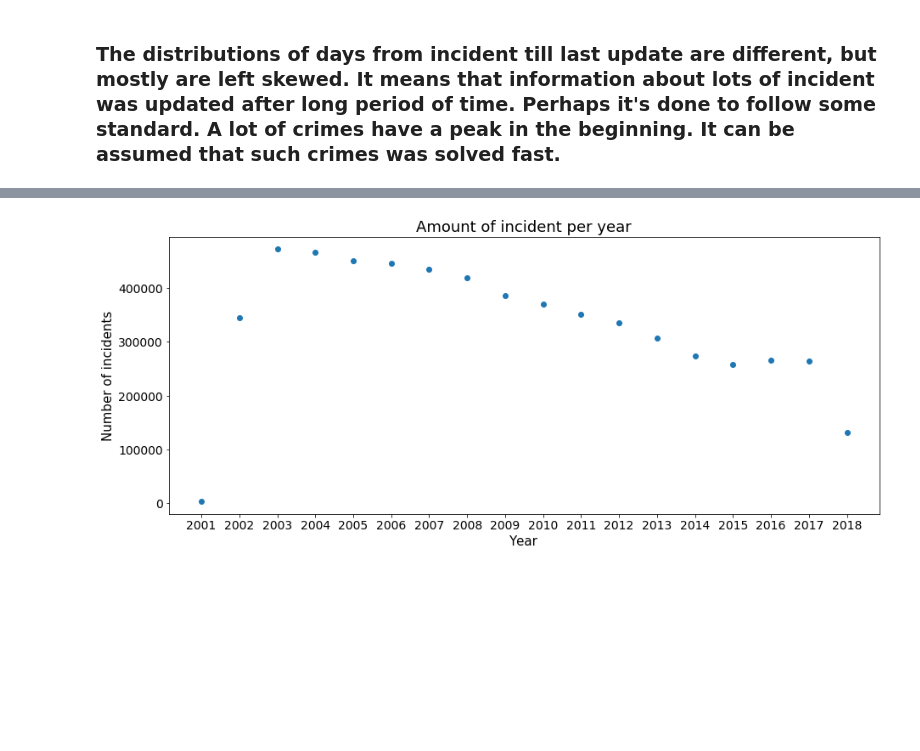
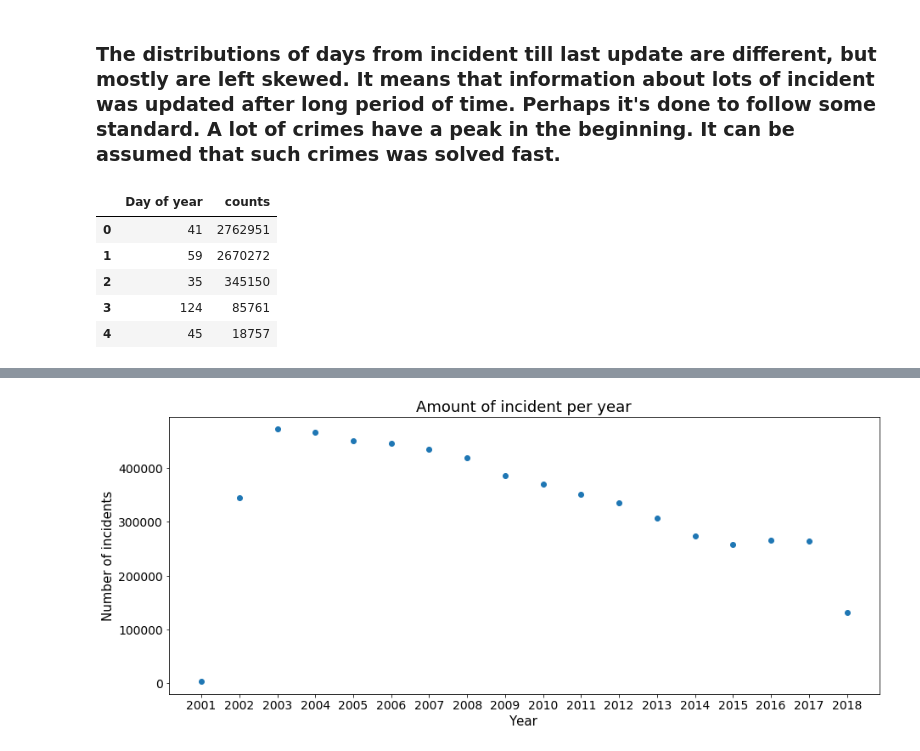
Before and after one commit to belkasanek/eda_chicago_crime_data, a Jupyter notebook: chicago_crimes_eda.ipynb, the cells around one changed output, grey strips where cells are left out. Saved outputs shown, nothing was run; the diff lists cells and outputs as text; code cells hidden in the pictures; blank space fills up the shorter version.

```diff
--- a/chicago_crimes_eda.ipynb
+++ b/chicago_crimes_eda.ipynb
@@ -395,2 +398,12 @@ fig.tight_layout()
 # %% [markdown]
 ### The distributions of days from incident till last update are different, but mostly are left skewed. It means that information about lots of incident was updated after long period of time. Perhaps it's done to follow some standard. A lot of crimes have a peak in the beginning. It can be assumed that such crimes was solved fast.
+# %%
+df['Updated On'].dt.dayofyear.value_counts().reset_index()\
+.rename(columns={'index': 'Day of year', 'Updated On': 'counts'}).head()
+# %% [output]
+|  | Day of year | counts |
+| 0 | 41 | 2762951 |
+| 1 | 59 | 2670272 |
+| 2 | 35 | 345150 |
+| 3 | 124 | 85761 |
+| 4 | 45 | 18757 |
```
Also changed, not shown: parts of 11 cells of this notebook.
